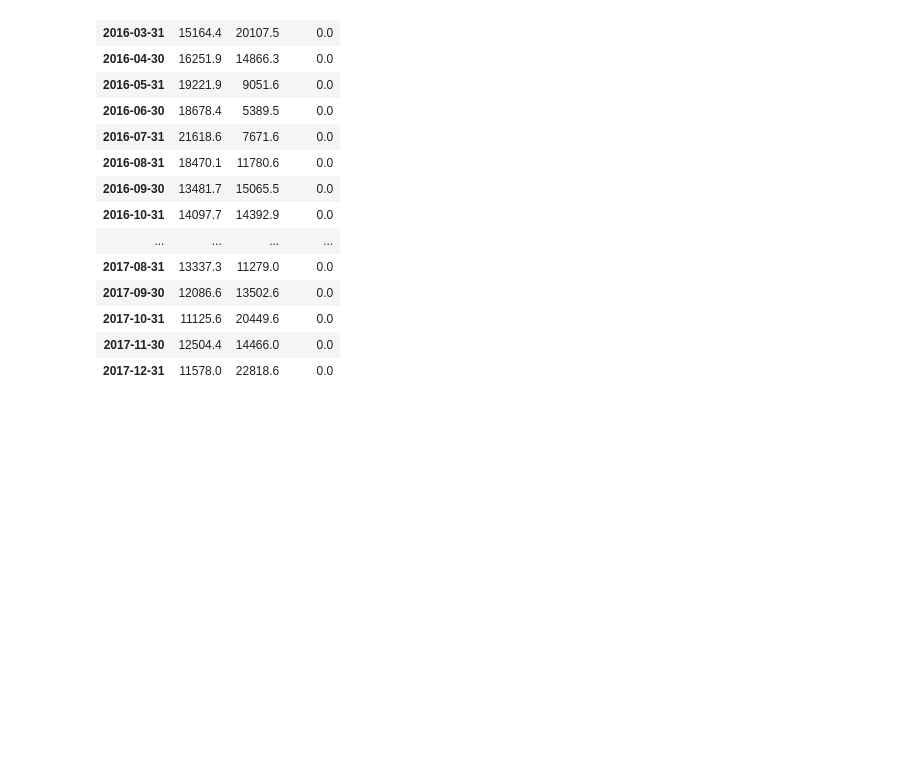
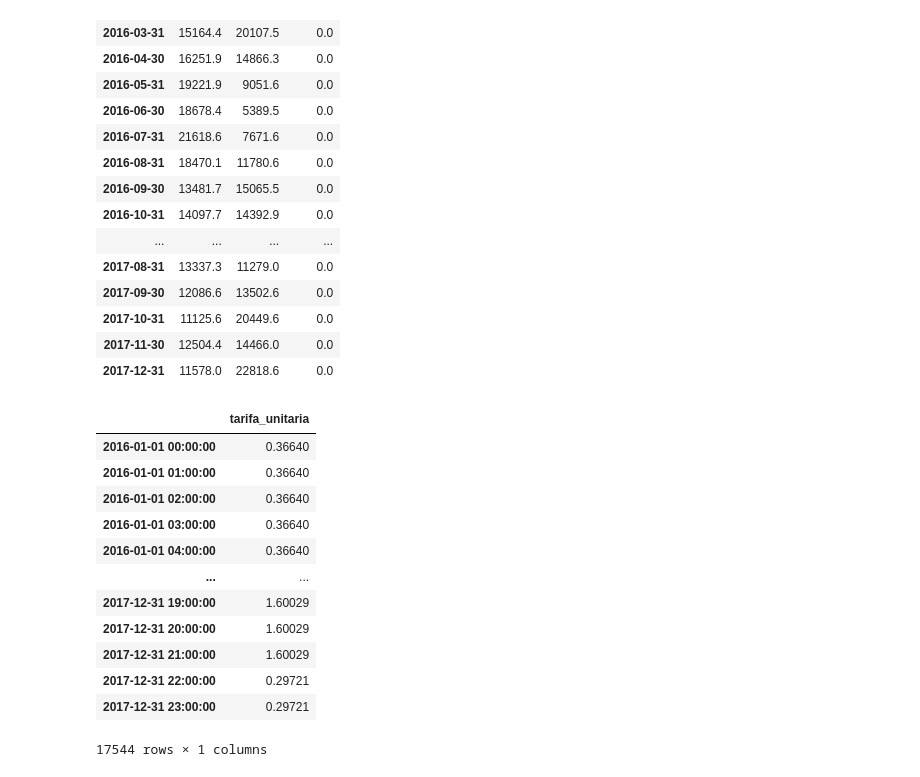
Before and after one commit to arthurcoelho442/Sujidade-e-Retorno-Economico-de-Baterias, a Jupyter notebook: atual.ipynb, the cells around one changed output. Cells and saved outputs as stored; diff of their text form; code cells hidden in the pictures; blank space fills up the shorter version.

```diff
--- a/atual.ipynb
+++ b/atual.ipynb
@@ -538,3 +542,41 @@ display(credit[users[0]])
 | 2017-10-31 | 11125.6 | 20449.6 | 0.0 |
 | 2017-11-30 | 12504.4 | 14466.0 | 0.0 |
 | 2017-12-31 | 11578.0 | 22818.6 | 0.0 |
+# %%
+tarifa_unitaria = pd.DataFrame(index=pd.date_range(start='2016-01-31 00:00:00', end='2017-12-31 23:00:00', freq='1H'))
+tarifa_unitaria = tarifa_unitaria.reindex(consumidor[users[0]].index)
+tarifa_unitaria['tarifa_unitaria'] = 0.0
+
+# SUBGRUPO A4 (TUSD + TE) Modalidade Verde
+tarifa_2015 = {'ponta': 0.68877 + 0.39493, 'fora ponta': 0.07451 + 0.24742} # RESOLUÇÃO HOMOLOGATÓRIA No 1.927, DE 4 DE AGOSTO DE 2015
+tarifa_2016 = {'ponta': 0.51204 + 0.38631, 'fora ponta': 0.11703 + 0.24937} # RESOLUÇÃO HOMOLOGATÓRIA No 2.182, DE 29 DE NOVEMBRO DE 2016
+tarifa_2017 = {'ponta': 1.24856 + 0.35173, 'fora ponta': 0.06780 + 0.22941} # RESOLUÇÃO HOMOLOGATÓRIA No 2.207, DE 14 DE MARÇO DE 2017
+
+for idx in tarifa_unitaria.index:
+    if idx.year == 2015:
+        tarifa = tarifa_2015
+    elif idx.year == 2016:
+        tarifa = tarifa_2016
+    else:
+        tarifa = tarifa_2017
+
+    if 18 <= idx.hour <= 21:
+        tarifa_unitaria.loc[idx, 'tarifa_unitaria'] = tarifa['ponta']
+    else:
+        tarifa_unitaria.loc[idx, 'tarifa_unitaria'] = tarifa['fora ponta']
+
+display(tarifa_unitaria)
+# %% [output]
+|  | tarifa_unitaria |
+| 2016-01-01 00:00:00 | 0.36640 |
+| 2016-01-01 01:00:00 | 0.36640 |
+| 2016-01-01 02:00:00 | 0.36640 |
+| 2016-01-01 03:00:00 | 0.36640 |
+| 2016-01-01 04:00:00 | 0.36640 |
+| ... | ... |
+| 2017-12-31 19:00:00 | 1.60029 |
+| 2017-12-31 20:00:00 | 1.60029 |
+| 2017-12-31 21:00:00 | 1.60029 |
+| 2017-12-31 22:00:00 | 0.29721 |
+| 2017-12-31 23:00:00 | 0.29721 |
+17544 rows × 1 columns
```
Also changed, not shown: parts of 19 cells of this notebook, 26 other files.
